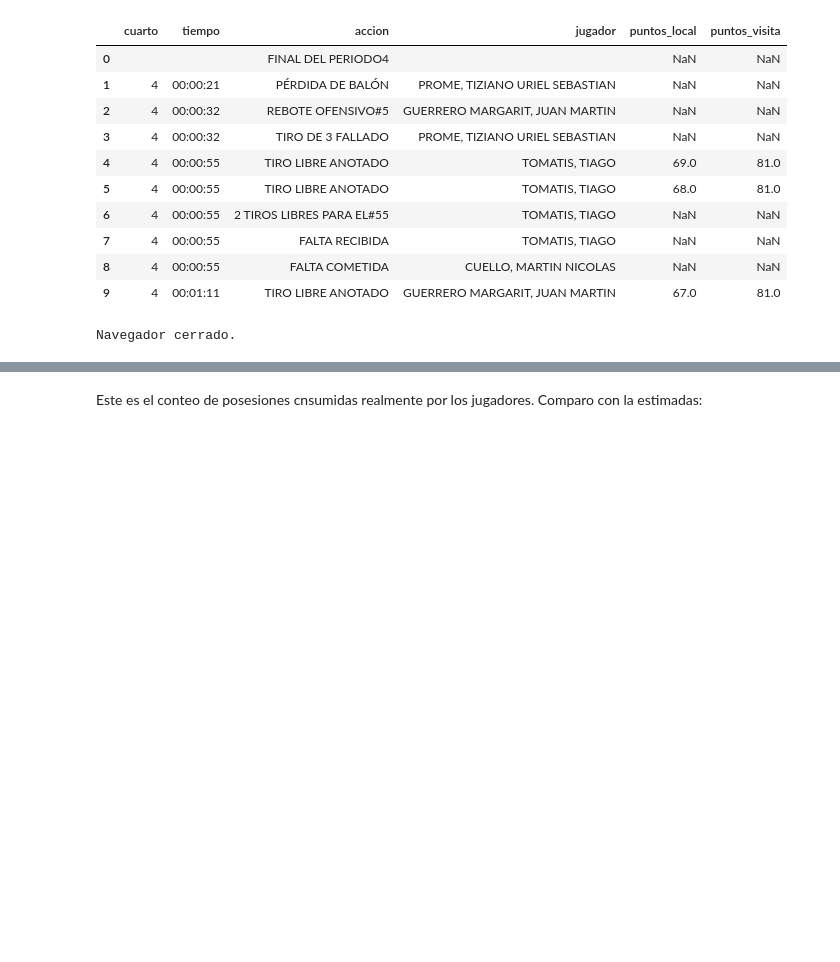
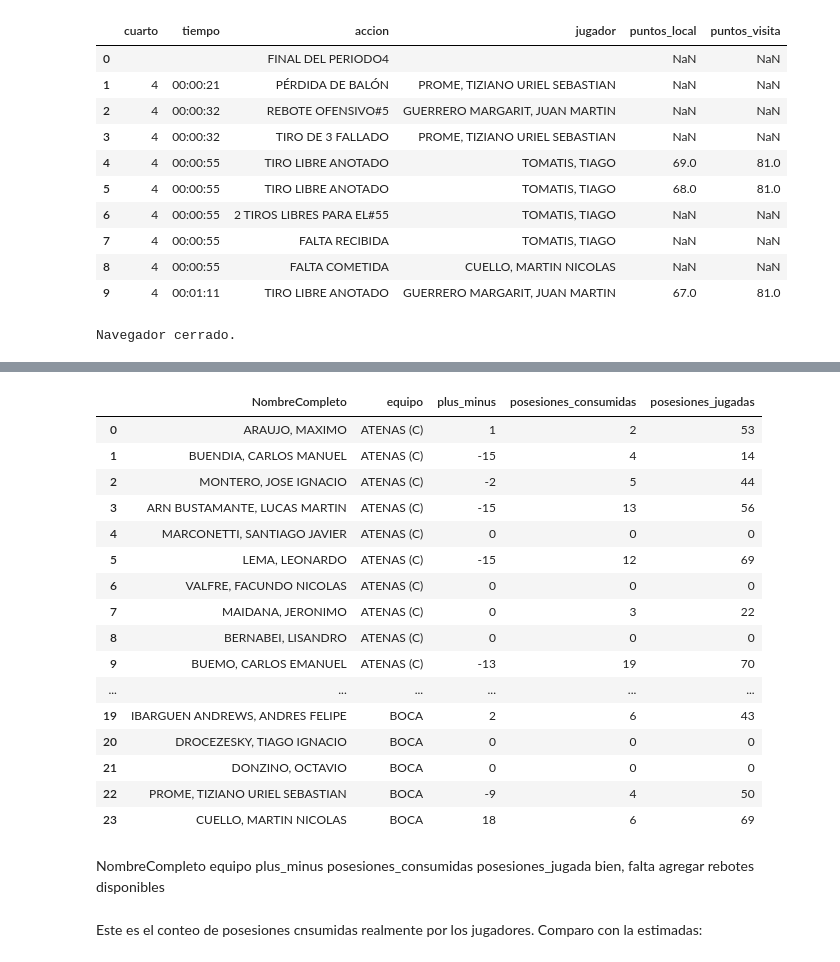
Before and after one commit to RomanLanda11/lnb-web-scraping, a Jupyter notebook: notebook/poc_scrapping.ipynb, the cells around one changed output, grey strips where cells are left out. Saved outputs shown, nothing was run; the diff lists cells and outputs as text; code cells hidden in the pictures; blank space fills up the shorter version.

Commit message:
seguir con play by play

```diff
--- a/notebook/poc_scrapping.ipynb
+++ b/notebook/poc_scrapping.ipynb
@@ -808,0 +774,53 @@ Uniendo todos los datos calculados...
+# %%
+# --- INICIO DEL SCRIPT DE ANÁLISIS PRINCIPAL ---
+print("\nIniciando análisis avanzado de Play-by-Play...")
+try:
+    # --- PREPARACIÓN DE DATOS ---
+    player_to_team_map = pd.Series(df_box_scores.equipo.values, index=df_box_scores.NombreCompleto).to_dict()
+    # Procesamos en orden cronológico
+    df_sorted = df_acciones_final.iloc[::-1].reset_index(drop=True)
+
+    # --- CÁLCULO DE MÉTRICAS ---
+    # (Se asume que las 3 funciones ya están definidas antes de este bloque)
+
+    # 1. Calcular Plus/Minus
+    df_plus_minus = calcular_plus_minus_corregido(df_sorted.copy(), player_to_team_map)
+
+    # 2. Calcular Posesiones Consumidas por el jugador
+    # Renombrado para mayor claridad
+    df_posesiones_consumidas = calcular_posesiones(df_sorted.copy())
+    df_posesiones_consumidas.rename(columns={'posesiones': 'posesiones_consumidas'}, inplace=True) # <-- MODIFICADO
+
+    # 3. Calcular Posesiones Jugadas en cancha con su equipo # <-- MODIFICADO
+    df_posesiones_jugadas = contar_posesiones_jugadas_por_equipo(df_sorted.copy(), df_box_scores.copy(), player_to_team_map)
+
+    # --- UNIR Y MOSTRAR RESULTADOS ---
+    print("\nUniendo todos los datos calculados...")
+    resultado_final = df_box_scores.copy()
+
+    # Lista de DataFrames con estadísticas para unir # <-- MODIFICADO
+    lista_de_stats = [df_plus_minus, df_posesiones_consumidas, df_posesiones_jugadas]
+
+    for df_stat in lista_de_stats:
+        df_stat.rename(columns={'jugador': 'NombreCompleto'}, inplace=True)
+        resultado_final = pd.merge(resultado_final, df_stat, on='NombreCompleto', how='left')
+
+    # Rellenar con 0 los jugadores que no tengan datos en las nuevas columnas # <-- MODIFICADO
+    cols_a_rellenar = ['plus_minus', 'posesiones_consumidas', 'posesiones_jugadas']
+    for col in cols_a_rellenar:
+        if col in resultado_final.columns:
+            resultado_final[col] = resultado_final[col].fillna(0).astype(int)
+
+    # Mostrar el resultado final # <-- MODIFICADO
+    print("\n✅ Resultado Final con Estadísticas Avanzadas:")
+    columnas_finales = ['NombreCompleto', 'equipo', 'plus_minus', 'posesiones_consumidas', 'posesiones_jugadas']
+    columnas_a_mostrar = [col for col in columnas_finales if col in resultado_final.columns]
+
+    # Para mostrar en un entorno como Jupyter o Colab
+    display(resultado_final[columnas_a_mostrar])
+
+except Exception as e:
+    import traceback
+    print(f"\n❌ Ocurrió un error en el script de análisis: {e}")
+    traceback.print_exc()
+# %% [output]
@@ -809,3 +838,22 @@ Uniendo todos los datos calculados...
+|  | NombreCompleto | equipo | plus_minus | posesiones_consumidas | posesiones_jugadas |
+| 0 | ARAUJO, MAXIMO | ATENAS (C) | 1 | 2 | 53 |
+| 1 | BUENDIA, CARLOS MANUEL | ATENAS (C) | -15 | 4 | 14 |
+| 2 | MONTERO, JOSE IGNACIO | ATENAS (C) | -2 | 5 | 44 |
+| 3 | ARN BUSTAMANTE, LUCAS MARTIN | ATENAS (C) | -15 | 13 | 56 |
+| 4 | MARCONETTI, SANTIAGO JAVIER | ATENAS (C) | 0 | 0 | 0 |
+| 5 | LEMA, LEONARDO | ATENAS (C) | -15 | 12 | 69 |
+| 6 | VALFRE, FACUNDO NICOLAS | ATENAS (C) | 0 | 0 | 0 |
+| 7 | MAIDANA, JERONIMO | ATENAS (C) | 0 | 3 | 22 |
+| 8 | BERNABEI, LISANDRO | ATENAS (C) | 0 | 0 | 0 |
+| 9 | BUEMO, CARLOS EMANUEL | ATENAS (C) | -13 | 19 | 70 |
+| ... | ... | ... | ... | ... | ... |
+| 19 | IBARGUEN ANDREWS, ANDRES FELIPE | BOCA | 2 | 6 | 43 |
+| 20 | DROCEZESKY, TIAGO IGNACIO | BOCA | 0 | 0 | 0 |
+| 21 | DONZINO, OCTAVIO | BOCA | 0 | 0 | 0 |
+| 22 | PROME, TIZIANO URIEL SEBASTIAN | BOCA | -9 | 4 | 50 |
+| 23 | CUELLO, MARTIN NICOLAS | BOCA | 18 | 6 | 69 |
+# %% [markdown]
+NombreCompleto	equipo	plus_minus	posesiones_consumidas	posesiones_jugada bien, falta agregar rebotes disponibles
 # %% [markdown]
 Este es el conteo de posesiones cnsumidas realmente por los jugadores. Comparo con la estimadas:
 # %%
```
Also changed, not shown: parts of 4 cells of this notebook.
